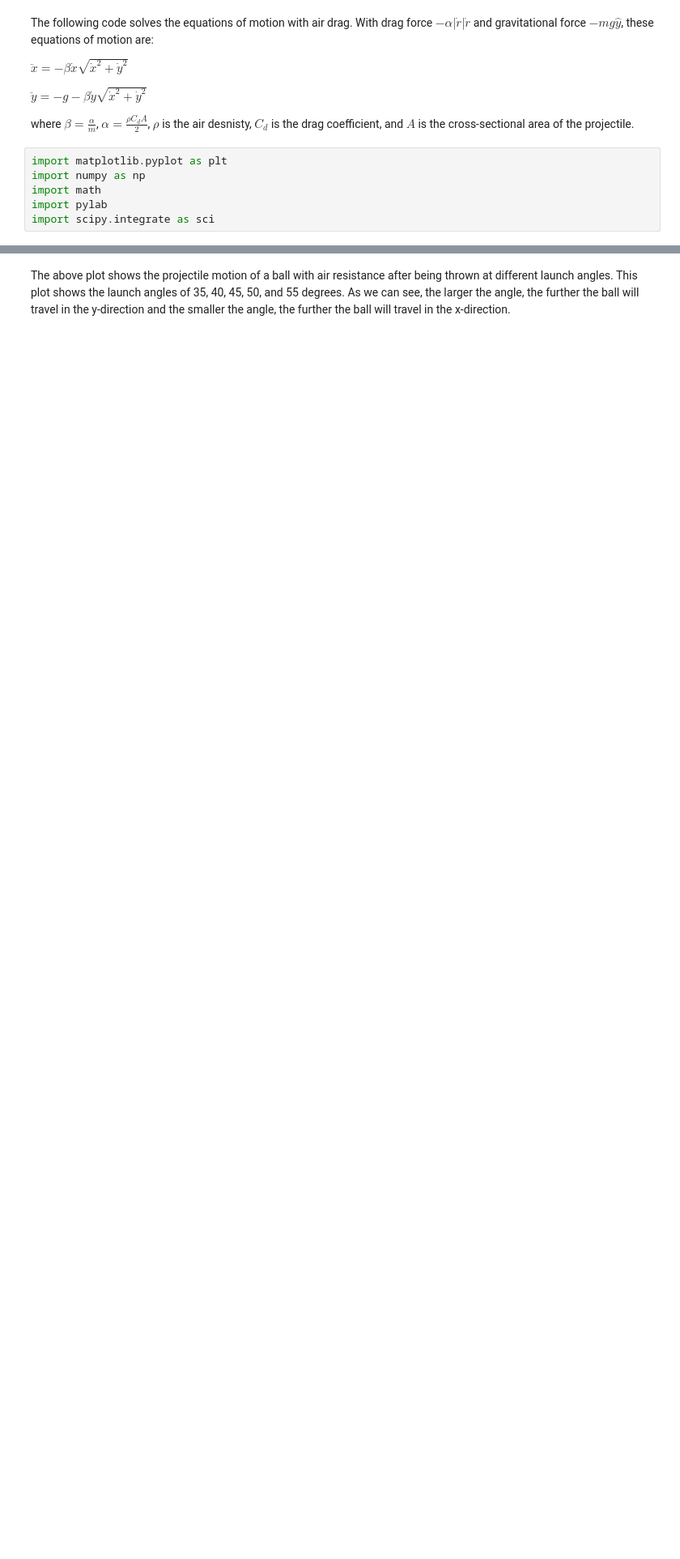
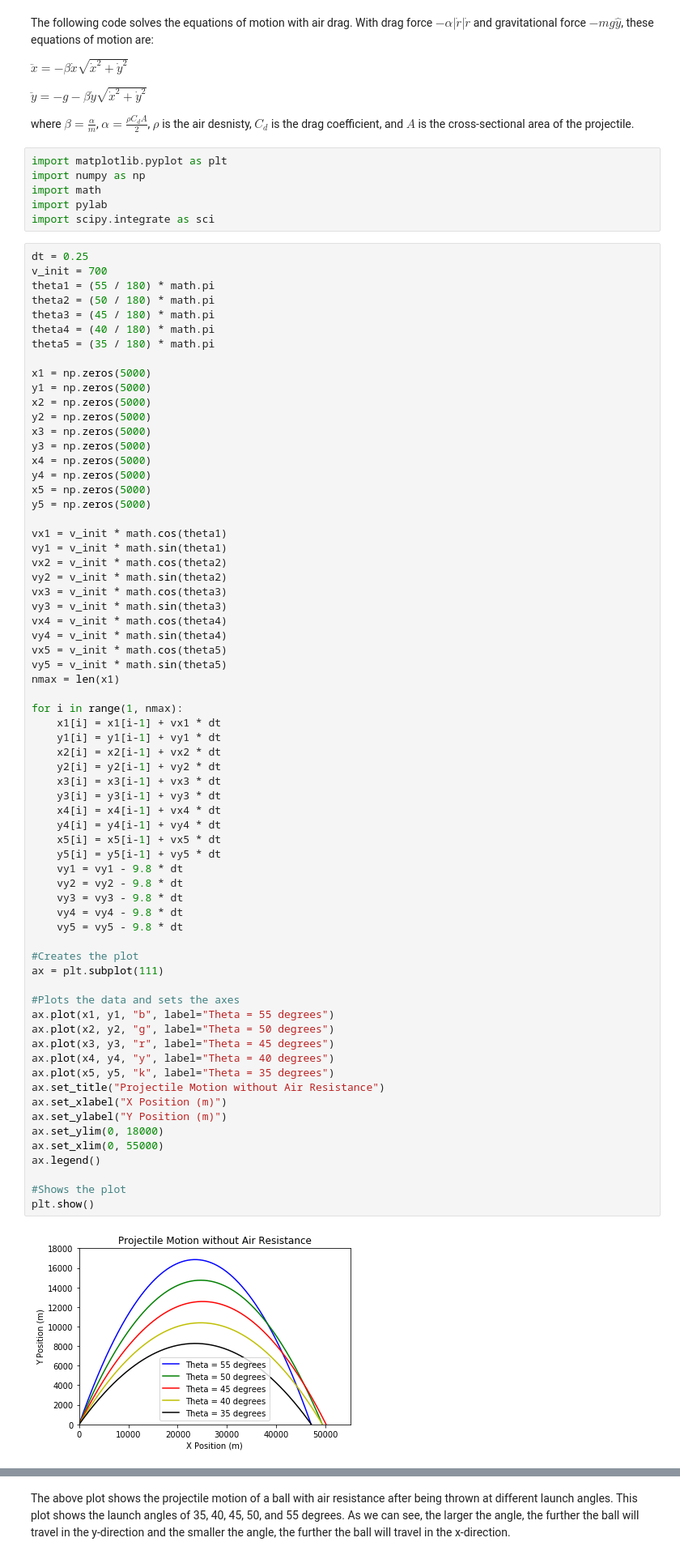
Before and after one commit to roman-okonowski/RJ_JOSH_AIR-DRAG_FINAL-PROJECT, a Jupyter notebook: branch_rj.ipynb, the cells around one changed output, grey strips where cells are left out. Shown: that part at 81% size. Cells and saved outputs as stored; diff of their text form; blank space fills up the shorter version.

Commit message:
Update
Progress made on intro in master branch. Plots without air drag added to my branch.

```diff
--- a/branch_rj.ipynb
+++ b/branch_rj.ipynb
@@ -14,6 +14,75 @@ import numpy as np
 import math
 import pylab
 import scipy.integrate as sci
+# %%
+dt = 0.25
+v_init = 700
+theta1 = (55 / 180) * math.pi
+theta2 = (50 / 180) * math.pi
+theta3 = (45 / 180) * math.pi
+theta4 = (40 / 180) * math.pi
+theta5 = (35 / 180) * math.pi
+
+x1 = np.zeros(5000)
+y1 = np.zeros(5000)
+x2 = np.zeros(5000)
+y2 = np.zeros(5000)
+x3 = np.zeros(5000)
+y3 = np.zeros(5000)
+x4 = np.zeros(5000)
+y4 = np.zeros(5000)
+x5 = np.zeros(5000)
+y5 = np.zeros(5000)
+
+vx1 = v_init * math.cos(theta1)
+vy1 = v_init * math.sin(theta1)
+vx2 = v_init * math.cos(theta2)
+vy2 = v_init * math.sin(theta2)
+vx3 = v_init * math.cos(theta3)
+vy3 = v_init * math.sin(theta3)
+vx4 = v_init * math.cos(theta4)
+vy4 = v_init * math.sin(theta4)
+vx5 = v_init * math.cos(theta5)
+vy5 = v_init * math.sin(theta5)
+nmax = len(x1)
+
+for i in range(1, nmax):
+    x1[i] = x1[i-1] + vx1 * dt
+    y1[i] = y1[i-1] + vy1 * dt
+    x2[i] = x2[i-1] + vx2 * dt
+    y2[i] = y2[i-1] + vy2 * dt
+    x3[i] = x3[i-1] + vx3 * dt
+    y3[i] = y3[i-1] + vy3 * dt
+    x4[i] = x4[i-1] + vx4 * dt
+    y4[i] = y4[i-1] + vy4 * dt
+    x5[i] = x5[i-1] + vx5 * dt
+    y5[i] = y5[i-1] + vy5 * dt
+    vy1 = vy1 - 9.8 * dt
+    vy2 = vy2 - 9.8 * dt
+    vy3 = vy3 - 9.8 * dt
+    vy4 = vy4 - 9.8 * dt
+    vy5 = vy5 - 9.8 * dt
+
+#Creates the plot
+ax = plt.subplot(111)
+
+#Plots the data and sets the axes
+ax.plot(x1, y1, "b", label="Theta = 55 degrees")
+ax.plot(x2, y2, "g", label="Theta = 50 degrees")
+ax.plot(x3, y3, "r", label="Theta = 45 degrees")
+ax.plot(x4, y4, "y", label="Theta = 40 degrees")
+ax.plot(x5, y5, "k", label="Theta = 35 degrees")
+ax.set_title("Projectile Motion without Air Resistance")
+ax.set_xlabel("X Position (m)")
+ax.set_ylabel("Y Position (m)")
+ax.set_ylim(0, 18000)
+ax.set_xlim(0, 55000)
+ax.legend()
+
+#Shows the plot
+plt.show()
+# %% [output]
+[figure, added]
 # %%
 dt = 0.25
 v_init = 700
```
